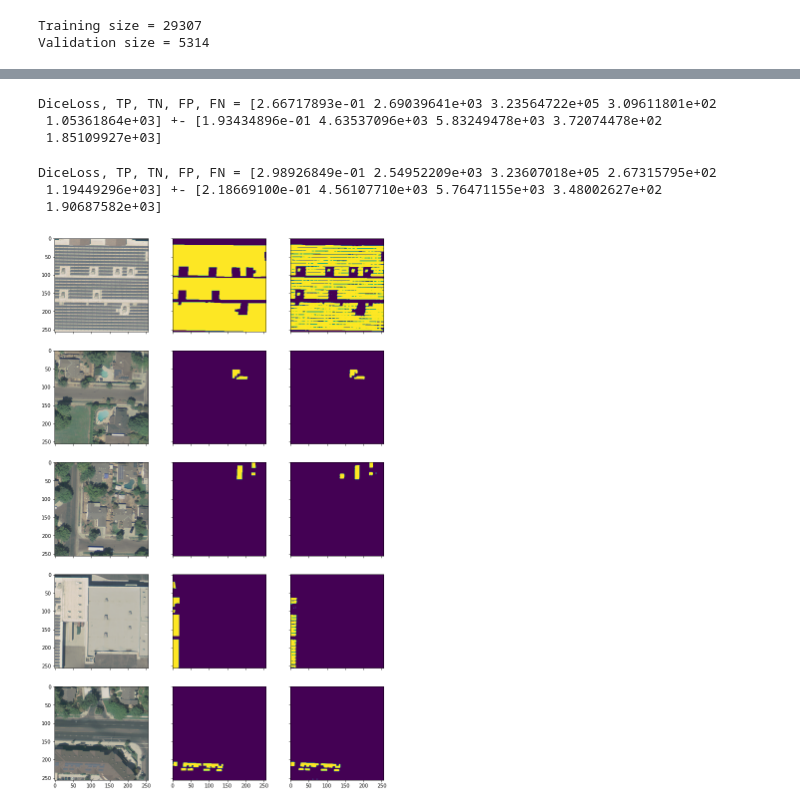
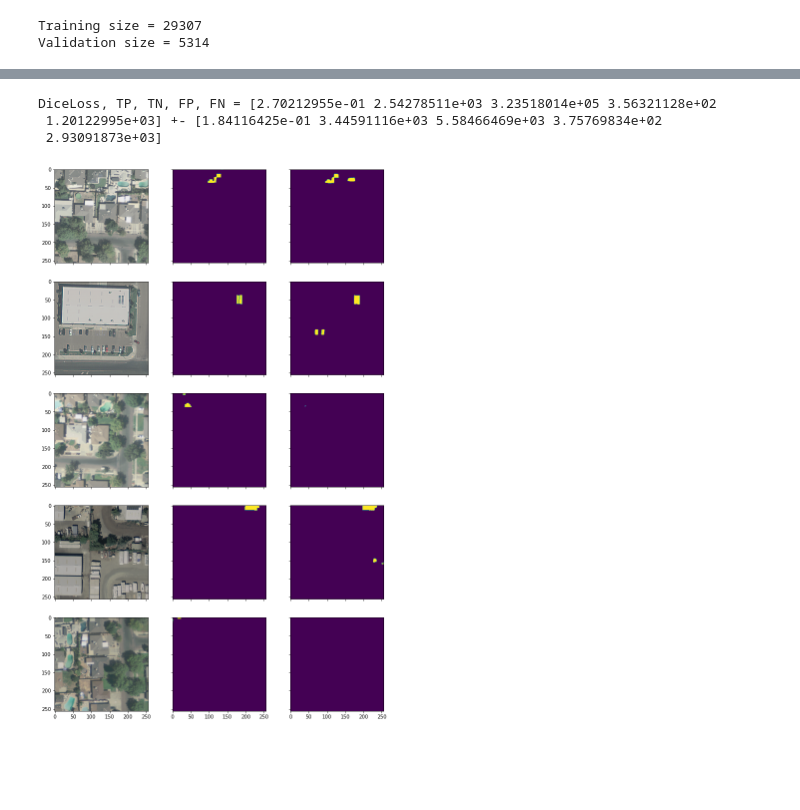
Before and after one commit to francois-rozet/adopptrs, a Jupyter notebook: python/unet.ipynb, the cells around one changed output, grey strips where cells are left out. Cells and saved outputs as stored; diff of their text form; code cells hidden in the pictures; blank space fills up the shorter version.

Commit message:
Improvement of robustness

```diff
--- a/python/unet.ipynb
+++ b/python/unet.ipynb
@@ -4,20 +4,19 @@
 # %%
 import random
 
-from torch.utils.data import DataLoader, ChainDataset
-from dataset import LargeDataset, RandomTurn
+from torch.utils.data import DataLoader
+from dataset import LargeDataset, ColorJitter, RandomFilter, RandomTranspose, ToTensor
 
 data = LargeDataset.load('../products/json/data.json', path='../resources/')
 
 random.seed(0)
 random.shuffle(data)
 
-trainset = RandomTurn(LargeDataset(data[:350], transform='tensor', color='jitter', shuffle=True))
-validset_0 = LargeDataset(data[350:400], transform='tensor', shuffle=True)
-validset_1 = LargeDataset(data[350:400], transform='tensor', color='jitter', shuffle=True)
+trainset = ToTensor(RandomTranspose(RandomFilter(ColorJitter(LargeDataset(data[:350], shuffle=True)))))
+validset = ToTensor(RandomTranspose(RandomFilter(ColorJitter(LargeDataset(data[350:400], shuffle=True)))))
 
 print('Training size = {}'.format(len(trainset)))
-print('Validation size = {}'.format(len(validset_0)))
+print('Validation size = {}'.format(len(validset)))
 # %% [output]
 Training size = 29307
 Validation size = 5314
@@ -26,8 +25,7 @@ from torch.utils.data import DataLoader
 from plots import plot_alongside
 
 trainloader = DataLoader(trainset, batch_size=5)
-validloader_0 = DataLoader(validset_0, batch_size=5)
-validloader_1 = DataLoader(validset_1, batch_size=5)
+validloader = DataLoader(validset, batch_size=5)
 
 for inputs, targets in trainloader:
     break
@@ -42,9 +40,9 @@ from models import UNet
 
 model = UNet(3, 1)
 device = torch.device('cuda' if torch.cuda.is_available() else 'cpu')
-model.to(device)
+model = model.to(device)
 
-model.load_state_dict(torch.load('../products/models/unet_032.pth', map_location=device))
+model.load_state_dict(torch.load('../products/models/unet_robust_032.pth', map_location=device))
 
 summary(model, input_size=(3, 256, 256))
 # %% [output]
@@ -70,40 +68,28 @@ import train
 import numpy as np
 from criterions import DiceLoss, TP, TN, FP, FN
 
-metrics = train.eval(model, validloader_0, [DiceLoss(), TP(), TN(), FP(), FN()])
+metrics = train.eval(model, validloader, [DiceLoss(), TP(), TN(), FP(), FN()])
 
 print('DiceLoss, TP, TN, FP, FN =', np.mean(metrics, axis=0), '+-', np.std(metrics, axis=0))
 # %% [output]
-DiceLoss, TP, TN, FP, FN = [2.66717893e-01 2.69039641e+03 3.23564722e+05 3.09611801e+02
- 1.05361864e+03] +- [1.93434896e-01 4.63537096e+03 5.83249478e+03 3.72074478e+02
- 1.85109927e+03]
+DiceLoss, TP, TN, FP, FN = [2.70212955e-01 2.54278511e+03 3.23518014e+05 3.56321128e+02
+ 1.20122995e+03] +- [1.84116425e-01 3.44591116e+03 5.58466469e+03 3.75769834e+02
+ 2.93091873e+03]
-# %%
-import train
-import numpy as np
-from criterions import DiceLoss, TP, TN, FP, FN
-
-metrics = train.eval(model, validloader_1, [DiceLoss(), TP(), TN(), FP(), FN()])
-
-print('DiceLoss, TP, TN, FP, FN =', np.mean(metrics, axis=0), '+-', np.std(metrics, axis=0))
-# %% [output]
-DiceLoss, TP, TN, FP, FN = [2.98926849e-01 2.54952209e+03 3.23607018e+05 2.67315795e+02
- 1.19449296e+03] +- [2.18669100e-01 4.56107710e+03 5.76471155e+03 3.48002627e+02
- 1.90687582e+03]
 # %%
 model.eval()
 
 with torch.no_grad():
-    for inputs, targets in validloader_0:
+    for inputs, targets in validloader:
         break
 
     inputs = inputs.to(device)
     targets = targets.to(device)
     outputs = model(inputs)
 
 plot_alongside(
     inputs.cpu(),
     targets.cpu(),
     outputs.cpu()
 )
 # %% [output]
-[figure, old version]
+[figure, new version]
```
Also changed, not shown: parts of 1 cell of this notebook, 2 other files.
